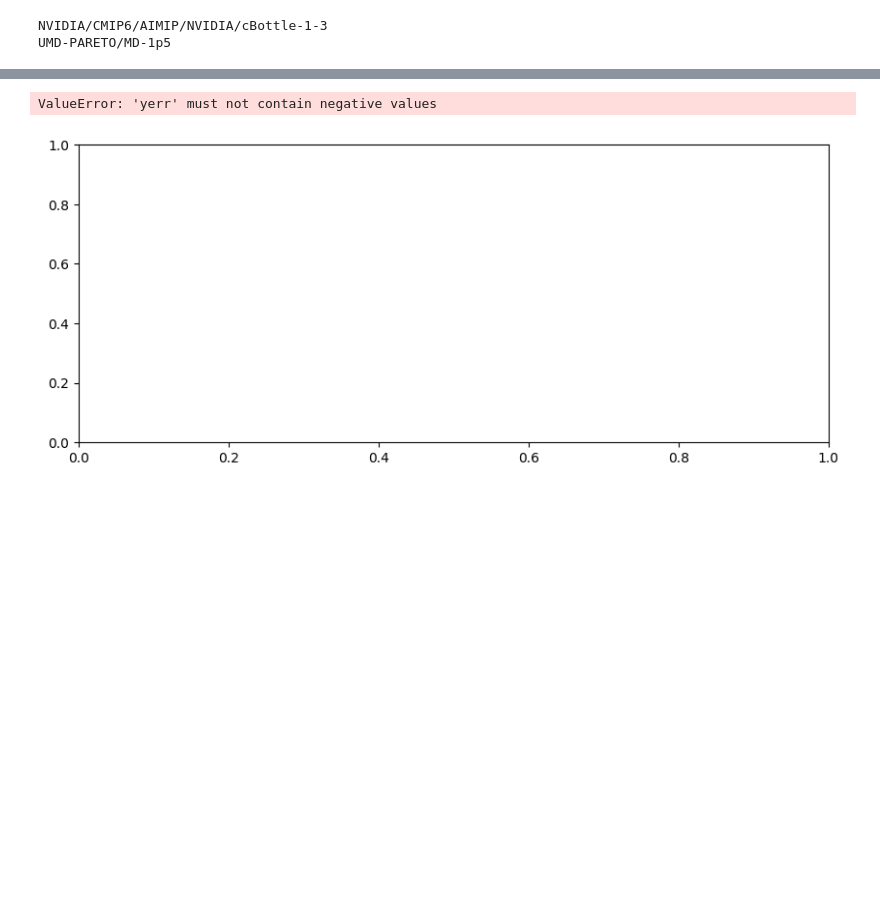
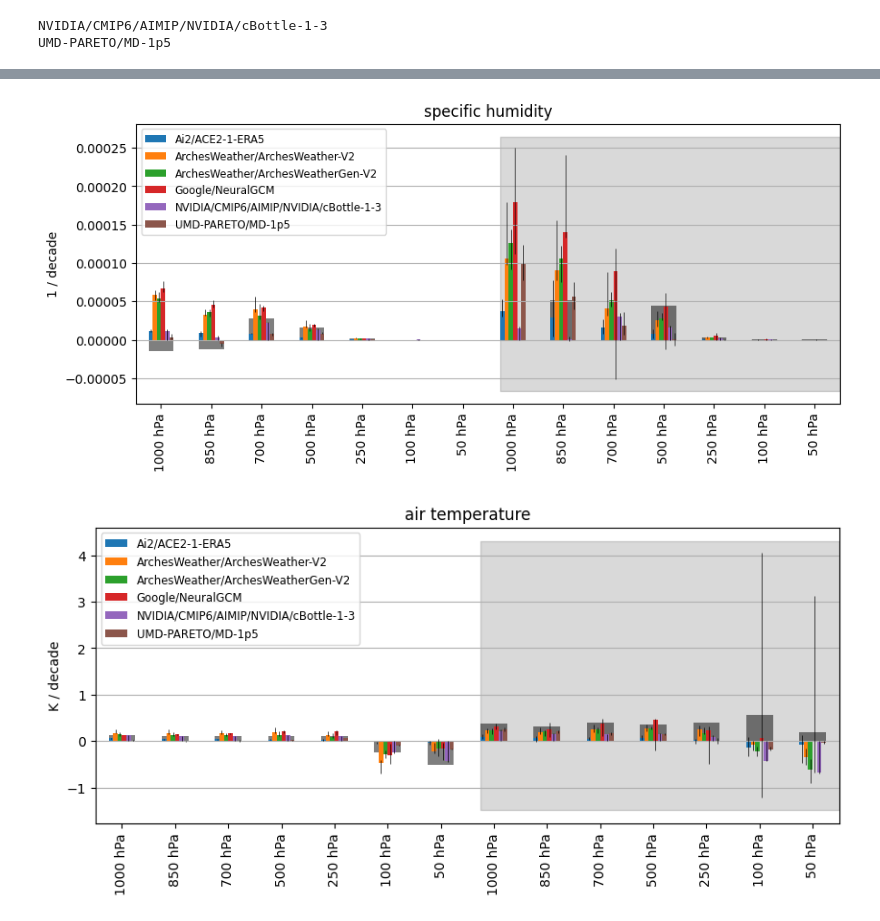
Before and after one commit to ai2cm/AIMIP, a Jupyter notebook: evaluations/2026-02-13-trends.ipynb, the cells around one changed output, grey strips where cells are left out. Drawn from its saved outputs; the diff is of its cells as text; code cells hidden in the pictures; blank space fills up the shorter version.

Commit message:
AIMIP trends notebook, 2026-02-14

```diff
--- a/evaluations/2026-02-13-trends.ipynb
+++ b/evaluations/2026-02-13-trends.ipynb
@@ -325,0 +265,24 @@ np.concat([lowest.values.T[:, None, :], highest.values.T[:, None, :]], axis=1).s
+# %%
+colors = plt.rcParams['axes.prop_cycle'].by_key()['color']
+surface_vars = [var for var in regridded_global_annual_means.data_vars if "plev" not in regridded_global_annual_means[var].dims]
+fig, axes = plt.subplots(nrows=int(np.ceil(len(surface_vars) / 2)), ncols=2, figsize=(10, 10), sharex=True, sharey=False)
+for ax, surface_var in zip(axes.flatten(), surface_vars):
+    handles = []
+    for i, experiment_submission in enumerate(regridded_global_annual_means_subset.coords["experiment_submission"]):
+        h = regridded_global_annual_means_subset[surface_var].sel(experiment_submission=experiment_submission).plot(
+            ax=ax, hue='realization', color=colors[i], add_legend=False, lw=0.5
+        )
+        handles.append(h[0])
+    if surface_var in global_annual_mean_era5.data_vars:
+        global_annual_mean_era5[surface_var].plot(ax=ax, color='k', lw=1.5)
+    scale_data = regridded_global_annual_means_subset[surface_var].drop_sel(realization=2)
+    ylim = scale_data.min().item(), scale_data.max().item()
+    xlim = 1979, 2024
+    ax.fill_between([2015, xlim[1]], [ylim[0], ylim[0]], [ylim[1], ylim[1]], color='k', alpha=0.15, zorder=-1)
+    ax.set_xlim([xlim[0], xlim[1]])
+    ax.set_ylim([ylim[0], ylim[1]])
+    ax.set_ylabel(f"{regridded_global_annual_means_subset[surface_var].attrs.get('units', '-')}")
+    ax.set_title(f"{regridded_global_annual_means_subset[surface_var].attrs.get('long_name', surface_var)}")
+    ax.set_xlabel(None)
+fig.patch.set_alpha(0.0)
+fig.savefig(os.path.join(OUTDIR, f"trend_surface_vars.png"), bbox_inches='tight')
@@ -326,30 +291,34 @@ np.concat([lowest.values.T[:, None, :], highest.values.T[:, None, :]], axis=1).s
 # %%
+global_mean_trend_subset = global_mean_trend.drop_sel(experiment_submission='Google/NeuralGCM-HRD')
 for pressure_var in pressure_vars:
     fig, ax = plt.subplots(figsize=(10, 4))
     trends = (
-        global_mean_trend[pressure_var].transpose('time_period', 'plev', 'experiment_submission', 'realization')
+        global_mean_trend_subset[pressure_var].transpose('time_period', 'plev', 'experiment_submission', 'realization')
     )
     lowest, median, highest = (
         trends.min('realization').to_dataframe().unstack(),
         trends.median('realization').to_dataframe().unstack(),
         trends.max('realization').to_dataframe().unstack(),
     )
     median.plot.bar(
         ax=ax, legend=False,
-        yerr=np.concat([lowest.values.T[:, None, :], highest.values.T[:, None, :]], axis=1),
+        yerr=np.concat([(median - lowest).values.T[:, None, :], (highest - median).values.T[:, None, :]], axis=1),
         capsize=0,
         error_kw=dict(elinewidth=0.5),
     )
-    # (
-    #     global_mean_trend_era5[pressure_var].drop_vars(['realization'])
-    #     .to_dataframe().unstack()
-    #     .plot.bar(ax=ax, color='k', alpha=0.25, zorder=-1, legend=False)
-    # )
+    (
+        global_mean_trend_era5[pressure_var]
+        .to_dataframe()
+        .plot.bar(ax=ax, color='k', zorder=-1, legend=False, alpha=0.5)
+    )
+    ax.legend(trends.experiment_submission.values, fontsize='small')
     ax.grid(axis='y')
+    xlim, ylim = ax.get_xlim(), ax.get_ylim()
+    ax.fill_between([xlim[1] / 2, xlim[1]], [ylim[0], ylim[0]], [ylim[1], ylim[1]], color='k', alpha=0.15, zorder=-1)
     ax.set_xlabel('')
     ax.set_xticklabels([f"{str(round(ind[1]/100))} hPa" for ind in median.index])
     ax.set_ylabel(f"{regridded_global_annual_means_subset[pressure_var].attrs.get('units', pressure_var)} / decade")
-    ax.set_title(f"{regridded_global_annual_means_subset[pressure_var].attrs.get('long_name', pressure_var)} trend ({time_period.item()})")
+    ax.set_title(f"{regridded_global_annual_means_subset[pressure_var].attrs.get('long_name', pressure_var)}")
 # %% [output]
-ValueError: 'yerr' must not contain negative values
-[figure, old version]
+[figure, new version]
+[figure, added]
```
Also changed, not shown: parts of 14 cells of this notebook, 1 other file.
